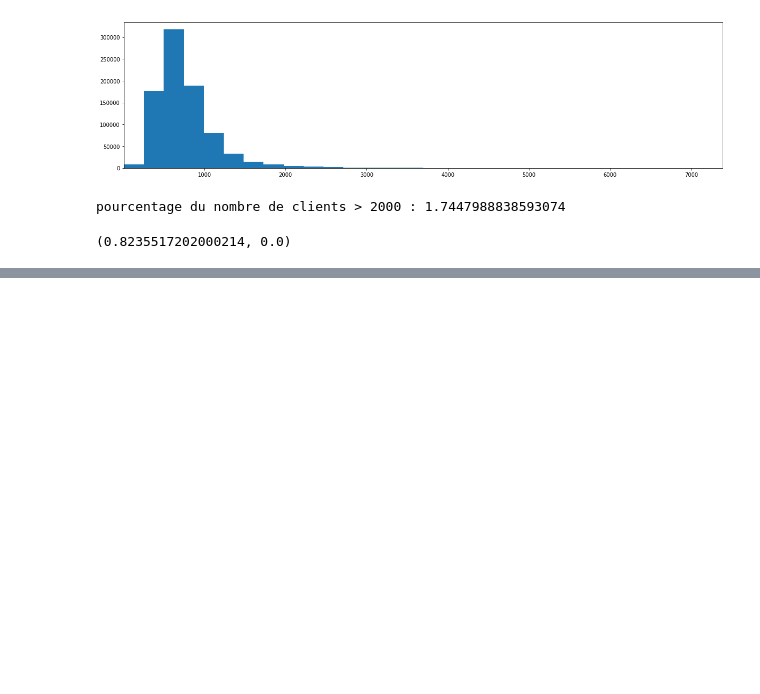
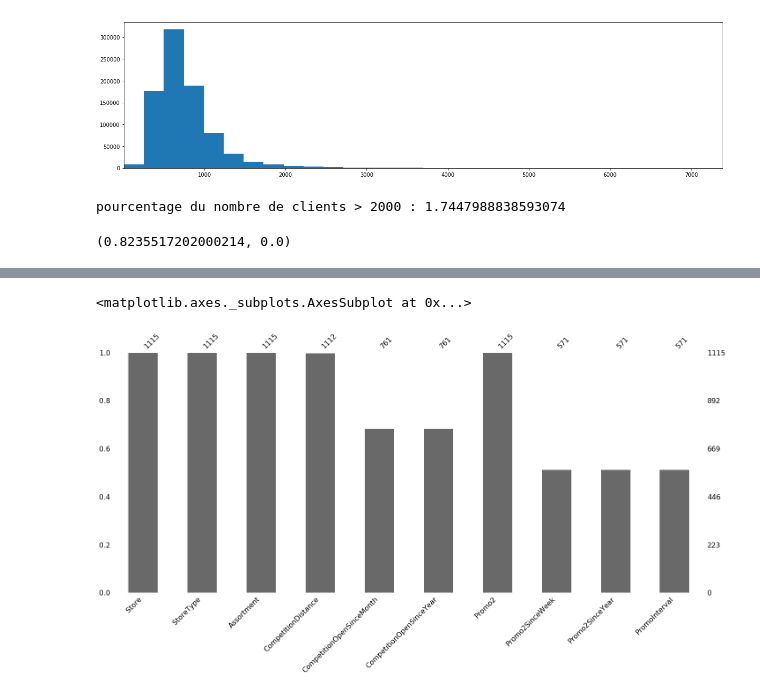
Before and after one commit to yasserbekkali/projetBD, a Jupyter notebook: projetWS.ipynb, the cells around one changed output, grey strips where cells are left out. Drawn from its saved outputs; the diff is of its cells as text; code cells hidden in the pictures; blank space fills up the shorter version.

```diff
--- a/projetWS.ipynb
+++ b/projetWS.ipynb
@@ -200,0 +218,5 @@ stats.pearsonr(dstrain.Sales , dstrain.Customers)
+# %%
+msno.bar(dstore)
+# %% [output]
+<matplotlib.axes._subplots.AxesSubplot at 0x...>
+[figure, added]
```
Also changed, not shown: parts of 5 cells of this notebook.
